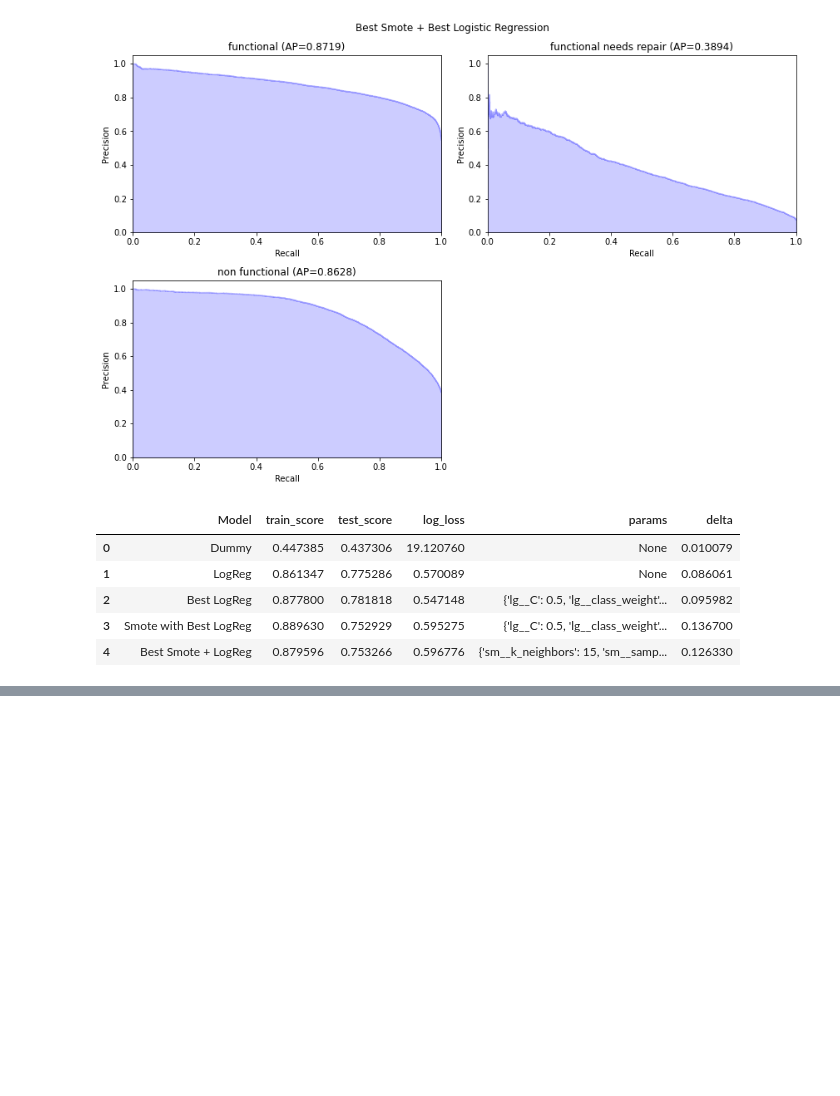
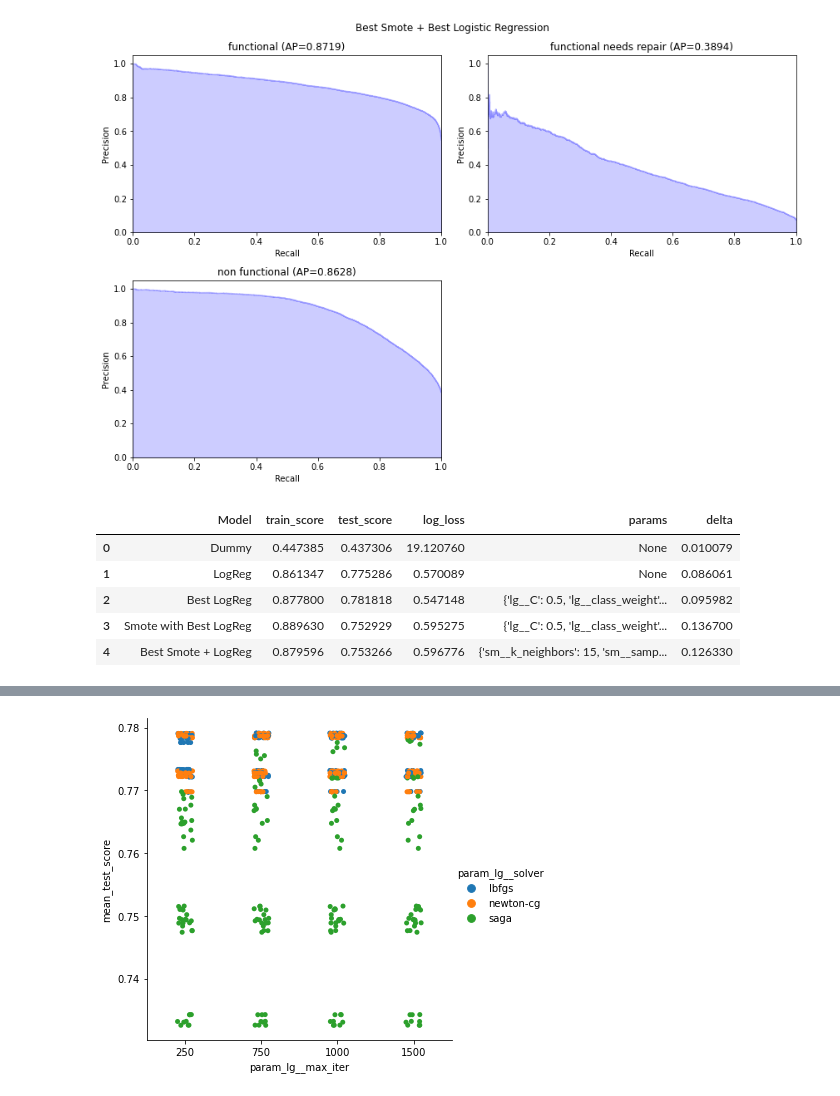
Before and after one commit to irwin-lam/PumpItUp, a Jupyter notebook: Visualizations.ipynb, the cells around one changed output, grey strips where cells are left out. Drawn from its saved outputs; the diff is of its cells as text; code cells hidden in the pictures; blank space fills up the shorter version.

Commit message:
added comments and added a Figures file

```diff
--- a/Visualizations.ipynb
+++ b/Visualizations.ipynb
@@ -22,6 +49,8 @@ from imblearn.pipeline import Pipeline as ImPipeline
 # %%
 model = pd.read_csv('./Data/Model1.csv')
 df = pd.read_csv('./Data/TrainCleaned1.csv')
+lg_cv = pd.read_csv('./Data/GridSearch1cv_results.csv')
+smote_cv = pd.read_csv('./Data/SmoteGridSearch1cv_results.csv')
 # %%
 x = df.drop('status_group', axis =1)
 y = df.status_group
@@ -338,0 +443,4 @@ model
+# %%
+sns.catplot(data=lg_cv, x='param_lg__max_iter', y='mean_test_score', hue ='param_lg__solver');
+# %% [output]
+[figure, added]
```
Also changed, not shown: parts of 31 cells of this notebook, 14 other files.
